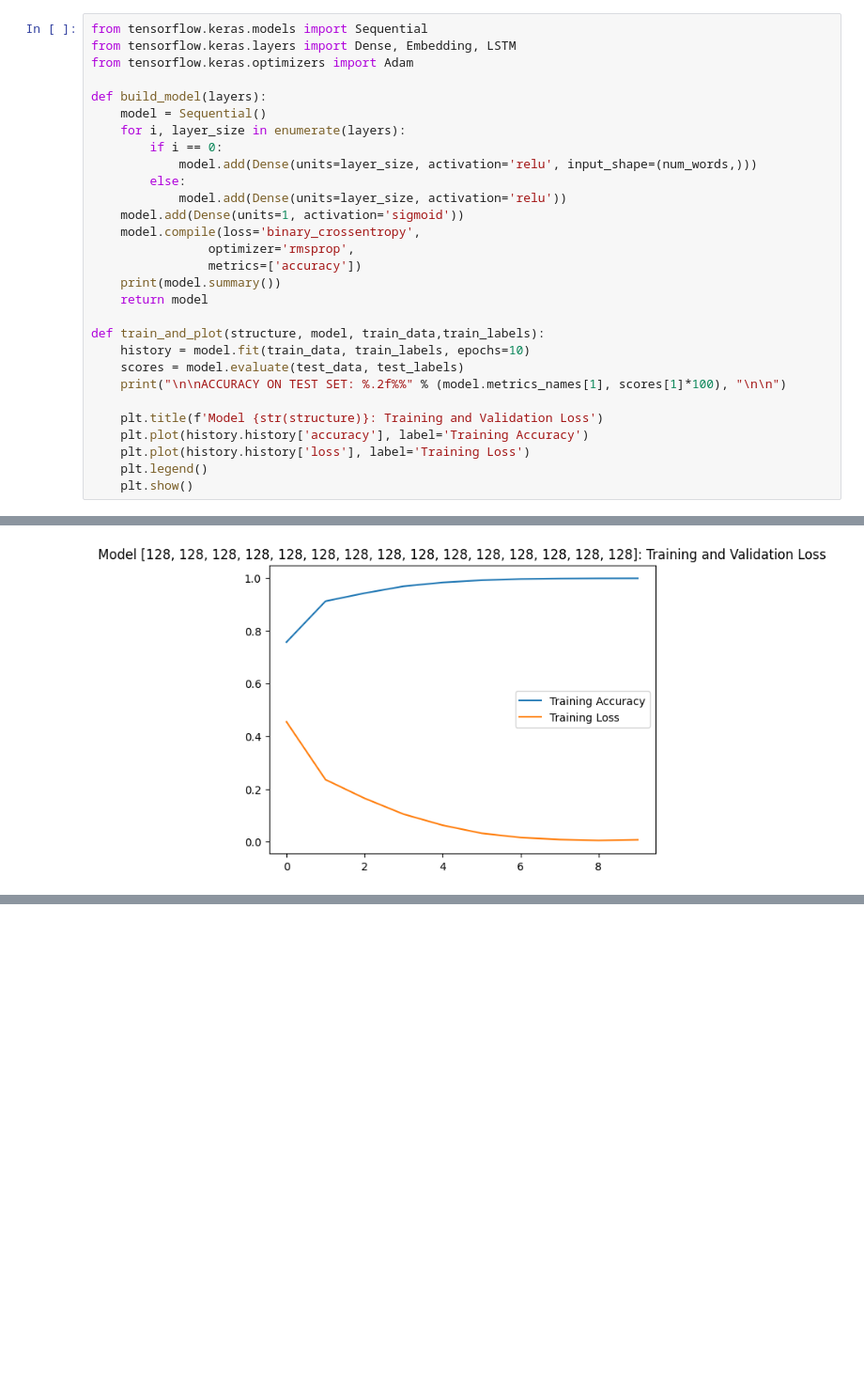
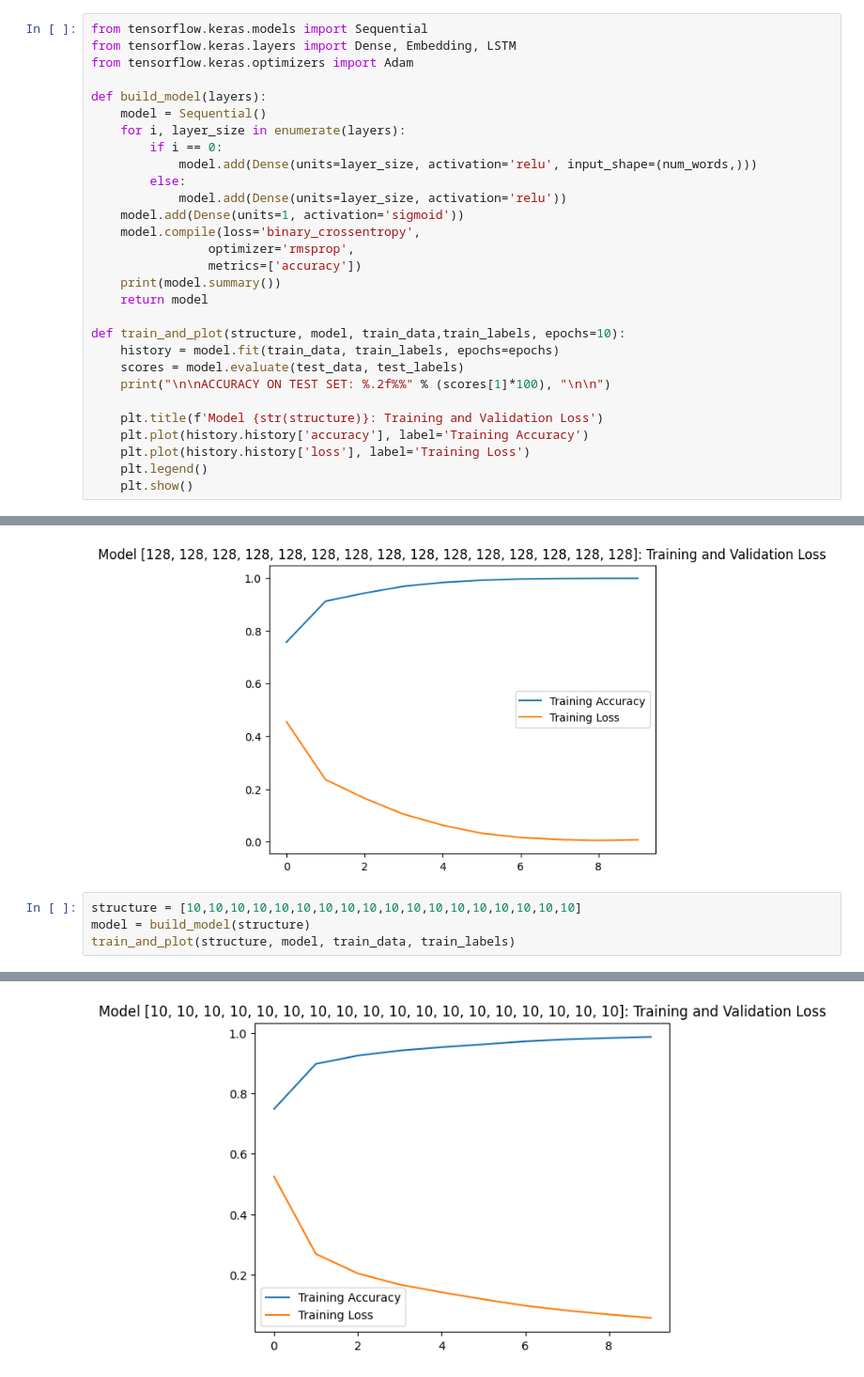
Before and after one commit to pixselve-school/AI_KERICHARD_ADAM, a Jupyter notebook: TP1_2/Exercices/TP1_2_A.ipynb, the cells around one changed output, grey strips where cells are left out. Shown: that part at 94% size. Saved outputs shown, nothing was run; the diff lists cells and outputs as text; blank space fills up the shorter version.

```diff
--- a/TP1_2/Exercices/TP1_2_A.ipynb
+++ b/TP1_2/Exercices/TP1_2_A.ipynb
@@ -102,10 +108,10 @@ def build_model(layers):
     print(model.summary())
     return model
 
-def train_and_plot(structure, model, train_data,train_labels):
-    history = model.fit(train_data, train_labels, epochs=10)
+def train_and_plot(structure, model, train_data,train_labels, epochs=10):
+    history = model.fit(train_data, train_labels, epochs=epochs)
     scores = model.evaluate(test_data, test_labels)
-    print("\n\nACCURACY ON TEST SET: %.2f%%" % (model.metrics_names[1], scores[1]*100), "\n\n")
+    print("\n\nACCURACY ON TEST SET: %.2f%%" % (scores[1]*100), "\n\n")
 
     plt.title(f'Model {str(structure)}: Training and Validation Loss')
     plt.plot(history.history['accuracy'], label='Training Accuracy')
@@ -160,3 +168,8 @@ Epoch 10/10
 782/782 [==============================] - 2s 2ms/step - loss: 2.2737 - accuracy: 0.8668
 accuracy: 86.68%
 [figure]
+# %%
+structure = [10,10,10,10,10,10,10,10,10,10,10,10,10,10,10,10,10,10]
+model = build_model(structure)
+train_and_plot(structure, model, train_data, train_labels)
+# %% [output]
@@ -163 +193,2 @@ accuracy: 86.68%
+[figure, added]
 # %% [markdown]
```
Also changed, not shown: parts of 16 cells of this notebook, 1 other file.
